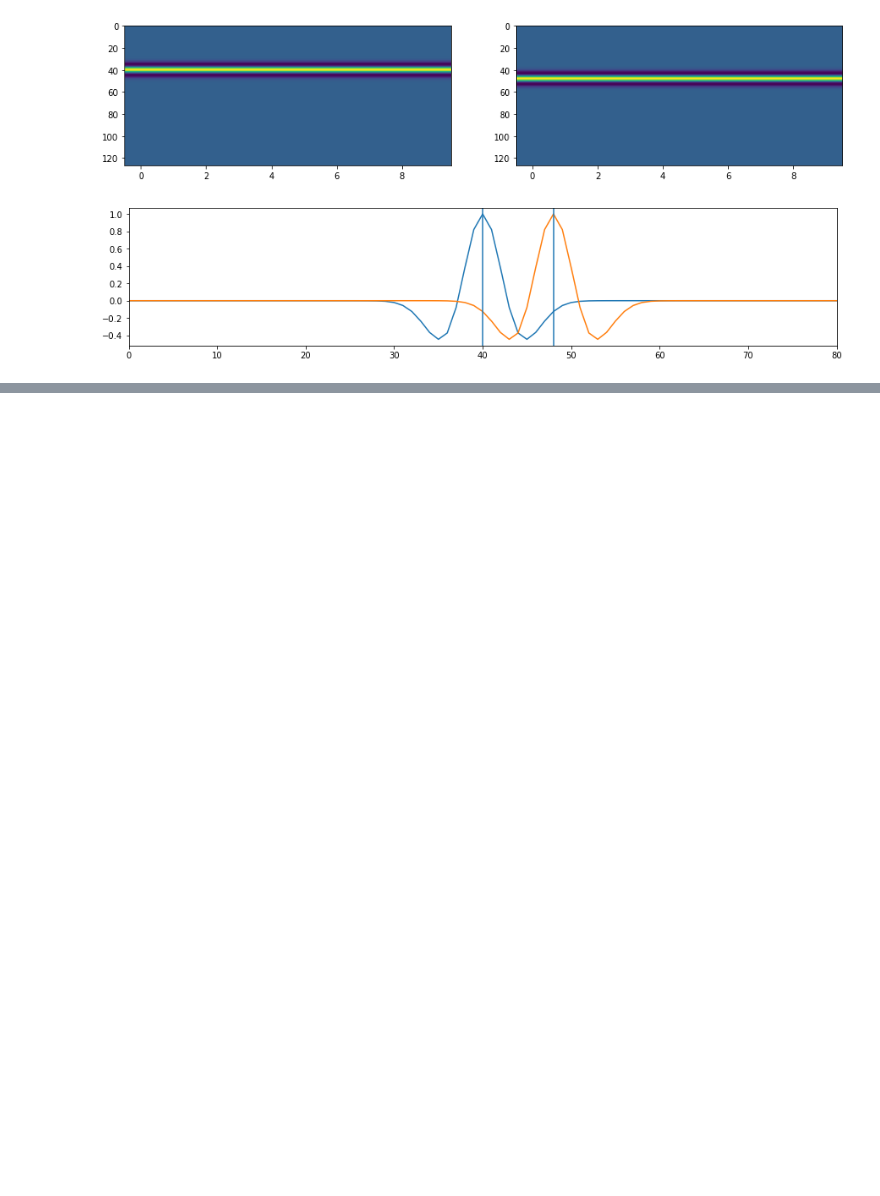
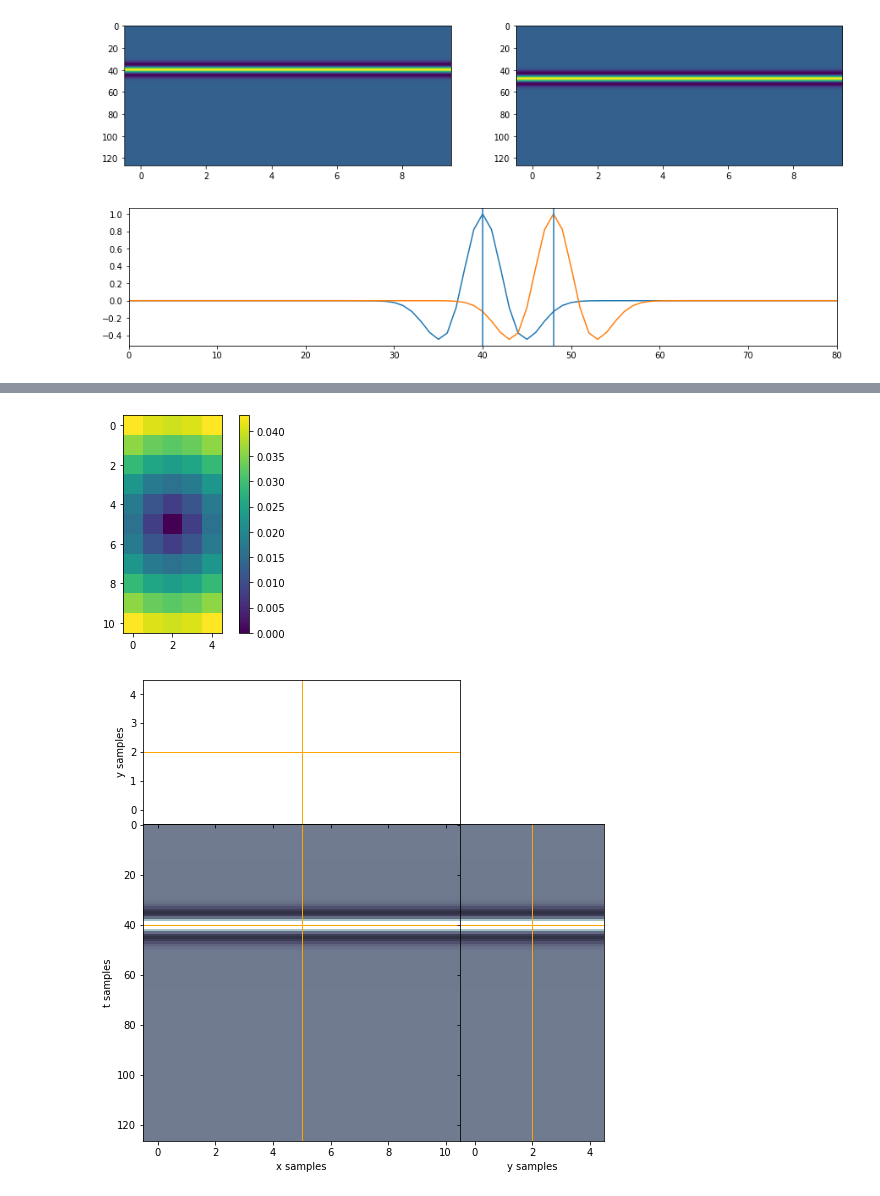
Before and after one commit to PyLops/pylops_notebooks, a Jupyter notebook: developement/Shift.ipynb, the cells around one changed output, grey strips where cells are left out. Drawn from its saved outputs; the diff is of its cells as text; code cells hidden in the pictures; blank space fills up the shorter version.

```diff
--- a/developement/Shift.ipynb
+++ b/developement/Shift.ipynb
@@ -125,0 +176,16 @@ Dot test passed, v^T(Opu)=-15.371286 - u^T(Op^Tv)=-15.371286
+# %%
+wav3d = np.outer(wav, np.ones(55)).reshape(nt, 11, 5)
+
+x, y = np.meshgrid(np.arange(11)-5, np.arange(5)-2, indexing='ij')
+shift = dt * np.sqrt(x**2+y**2) * 2
+Op = Shift((nt, 11, 5), shift, axis=0, sampling=dt, real=True, dtype=np.float64)
+wav3dshift = (Op * wav3d.ravel()).reshape(nt, 11, 5)
+
+plt.figure()
+plt.imshow(shift)
+plt.colorbar()
+explode_volume(wav3d, t=40, x=5, y=2, interp='none')
+explode_volume(wav3dshift, t=40, x=5, y=2, interp='none')
+# %% [output]
+[figure, added]
+[figure, added]
```
Also changed, not shown: parts of 15 cells of this notebook.
